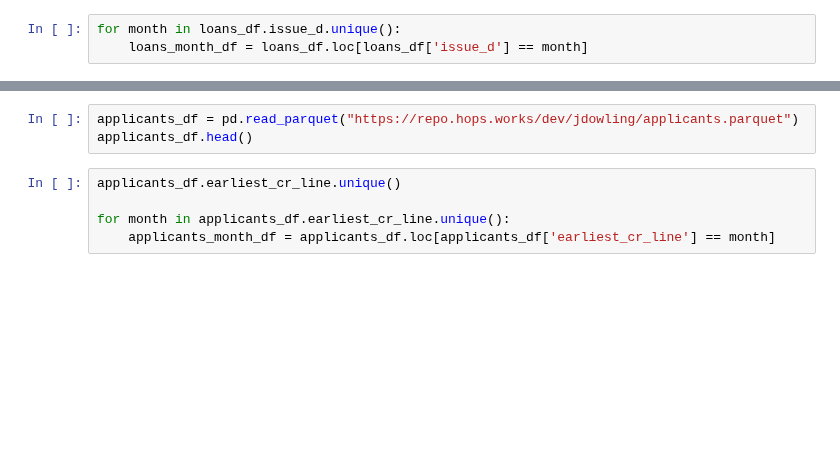
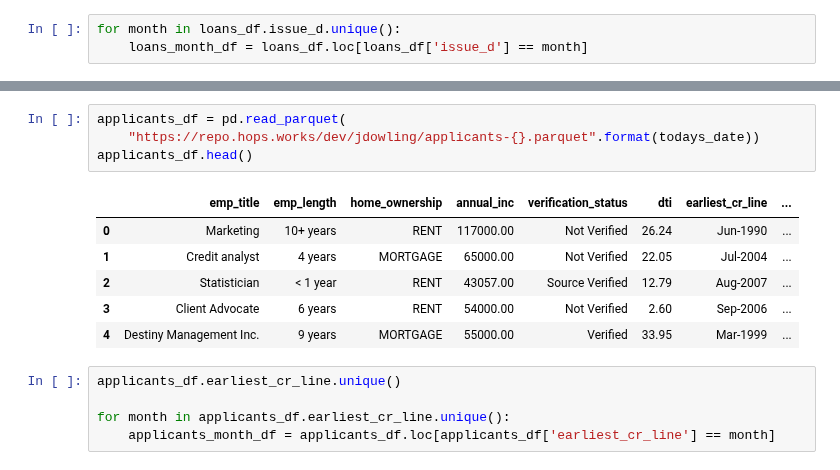
Before and after one commit to logicalclocks/hopsworks-tutorials, a Jupyter notebook: loan_approval/1-loan-approval-feature-pipeline.ipynb, the cells around one changed output, grey strips where cells are left out. Saved outputs shown, nothing was run; the diff lists cells and outputs as text; blank space fills up the shorter version.

```diff
--- a/loan_approval/1-loan-approval-feature-pipeline.ipynb
+++ b/loan_approval/1-loan-approval-feature-pipeline.ipynb
@@ -47,6 +98,14 @@ loans_df.info()
 # %%
-applicants_df = pd.read_parquet("https://repo.hops.works/dev/jdowling/applicants.parquet")
+applicants_df = pd.read_parquet(
+    "https://repo.hops.works/dev/jdowling/applicants-{}.parquet".format(todays_date))
 applicants_df.head()
+# %% [output]
+|  | emp_title | emp_length | home_ownership | annual_inc | verification_status | dti | earliest_cr_line | ... |
+| 0 | Marketing | 10+ years | RENT | 117000.00 | Not Verified | 26.24 | Jun-1990 | ... |
+| 1 | Credit analyst | 4 years | MORTGAGE | 65000.00 | Not Verified | 22.05 | Jul-2004 | ... |
+| 2 | Statistician | < 1 year | RENT | 43057.00 | Source Verified | 12.79 | Aug-2007 | ... |
+| 3 | Client Advocate | 6 years | RENT | 54000.00 | Not Verified | 2.60 | Sep-2006 | ... |
+| 4 | Destiny Management Inc. | 9 years | MORTGAGE | 55000.00 | Verified | 33.95 | Mar-1999 | ... |
 # %%
 applicants_df.earliest_cr_line.unique()
 
```
Also changed, not shown: parts of 19 cells of this notebook, 2 other files.
